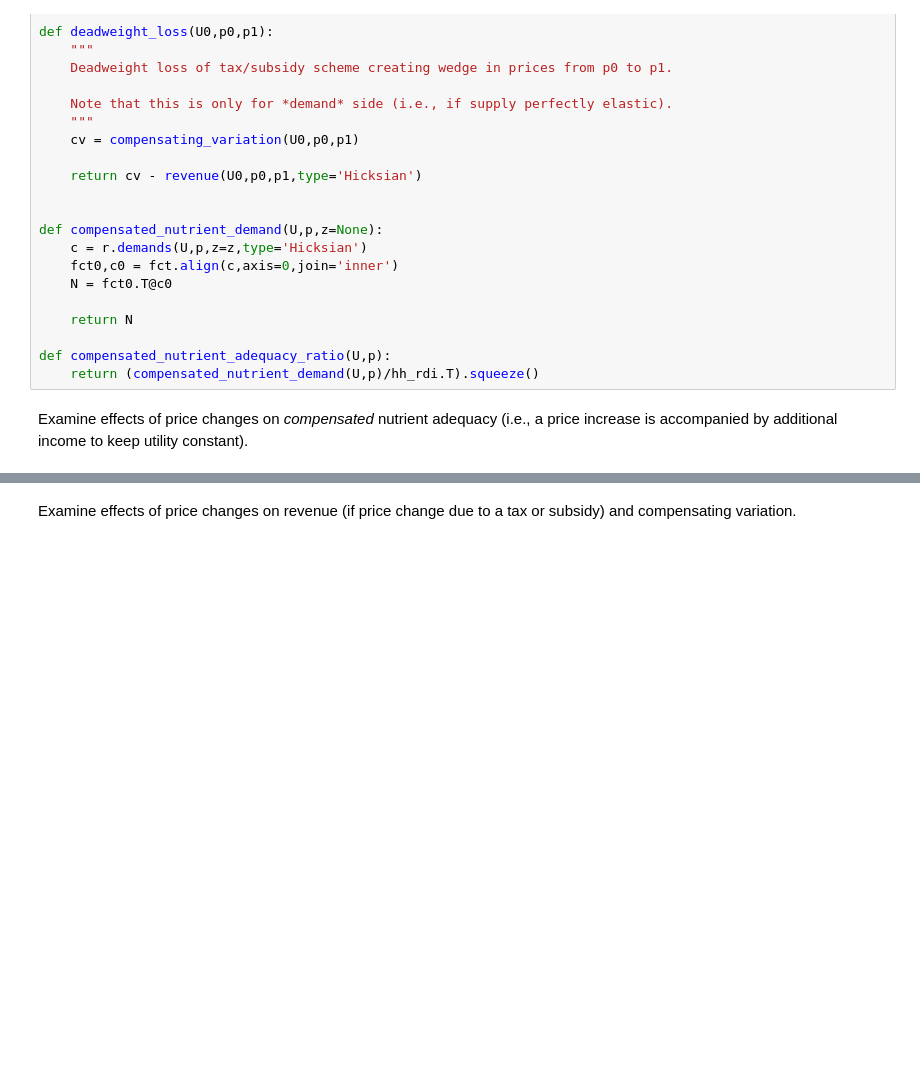
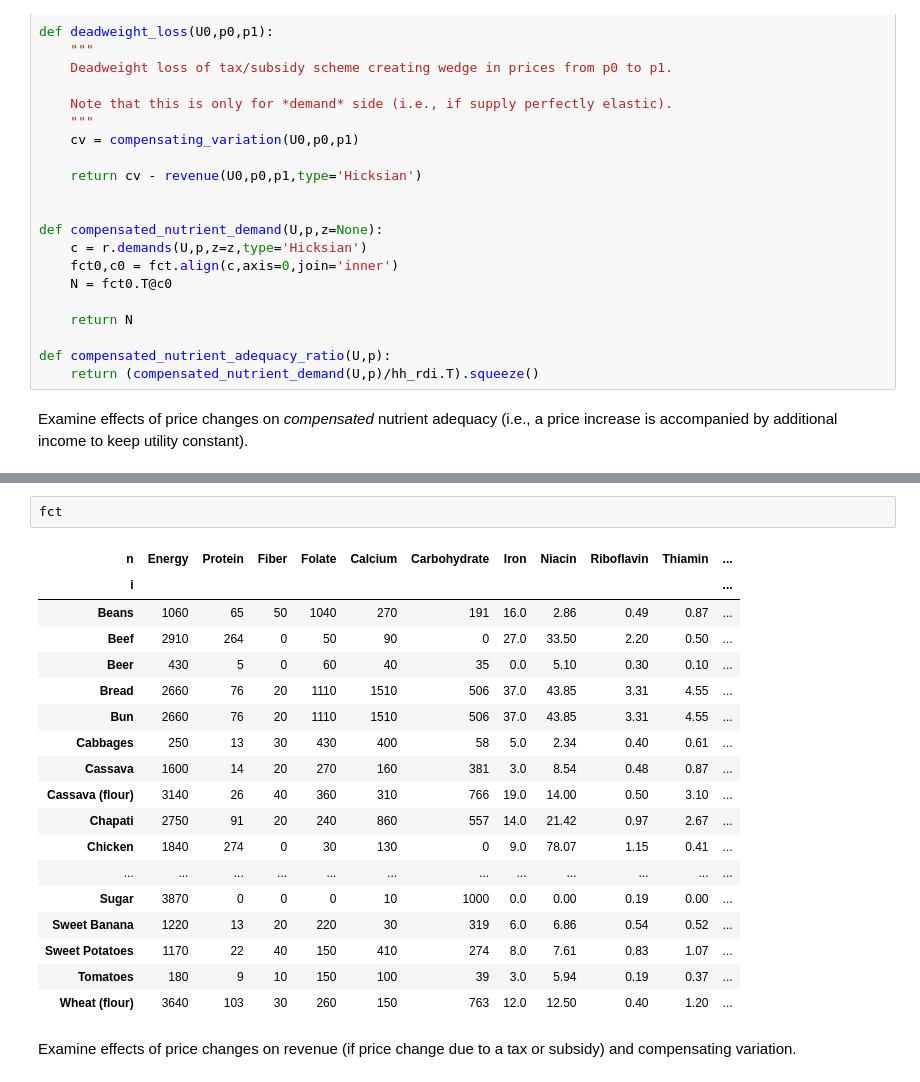
Before and after one commit to ligonteaching/EEP153_Materials, a Jupyter notebook: Project4/example_costs.ipynb, the cells around one changed output, grey strips where cells are left out. Cells and saved outputs as stored; diff of their text form; blank space fills up the shorter version.

```diff
--- a/Project4/example_costs.ipynb
+++ b/Project4/example_costs.ipynb
@@ -266,3 +329,24 @@ ax2.set_xlabel("Price of %s" % my_i)
+# %%
+fct
+# %% [output]
+| n | Energy | Protein | Fiber | Folate | Calcium | Carbohydrate | Iron | Niacin | Riboflavin | Thiamin | ... |
+| i |  |  |  |  |  |  |  |  |  |  | ... |
+| Beans | 1060 | 65 | 50 | 1040 | 270 | 191 | 16.0 | 2.86 | 0.49 | 0.87 | ... |
+| Beef | 2910 | 264 | 0 | 50 | 90 | 0 | 27.0 | 33.50 | 2.20 | 0.50 | ... |
+| Beer | 430 | 5 | 0 | 60 | 40 | 35 | 0.0 | 5.10 | 0.30 | 0.10 | ... |
+| Bread | 2660 | 76 | 20 | 1110 | 1510 | 506 | 37.0 | 43.85 | 3.31 | 4.55 | ... |
+| Bun | 2660 | 76 | 20 | 1110 | 1510 | 506 | 37.0 | 43.85 | 3.31 | 4.55 | ... |
+| Cabbages | 250 | 13 | 30 | 430 | 400 | 58 | 5.0 | 2.34 | 0.40 | 0.61 | ... |
+| Cassava | 1600 | 14 | 20 | 270 | 160 | 381 | 3.0 | 8.54 | 0.48 | 0.87 | ... |
+| Cassava (flour) | 3140 | 26 | 40 | 360 | 310 | 766 | 19.0 | 14.00 | 0.50 | 3.10 | ... |
+| Chapati | 2750 | 91 | 20 | 240 | 860 | 557 | 14.0 | 21.42 | 0.97 | 2.67 | ... |
+| Chicken | 1840 | 274 | 0 | 30 | 130 | 0 | 9.0 | 78.07 | 1.15 | 0.41 | ... |
+| ... | ... | ... | ... | ... | ... | ... | ... | ... | ... | ... | ... |
+| Sugar | 3870 | 0 | 0 | 0 | 10 | 1000 | 0.0 | 0.00 | 0.19 | 0.00 | ... |
+| Sweet Banana | 1220 | 13 | 20 | 220 | 30 | 319 | 6.0 | 6.86 | 0.54 | 0.52 | ... |
+| Sweet Potatoes | 1170 | 22 | 40 | 150 | 410 | 274 | 8.0 | 7.61 | 0.83 | 1.07 | ... |
+| Tomatoes | 180 | 9 | 10 | 150 | 100 | 39 | 3.0 | 5.94 | 0.19 | 0.37 | ... |
+| Wheat (flour) | 3640 | 103 | 30 | 260 | 150 | 763 | 12.0 | 12.50 | 0.40 | 1.20 | ... |
 # %% [markdown]
 Examine effects of price changes on revenue (if price change due to a
 tax or subsidy) and compensating variation.
```
Also changed, not shown: parts of 17 cells of this notebook.
